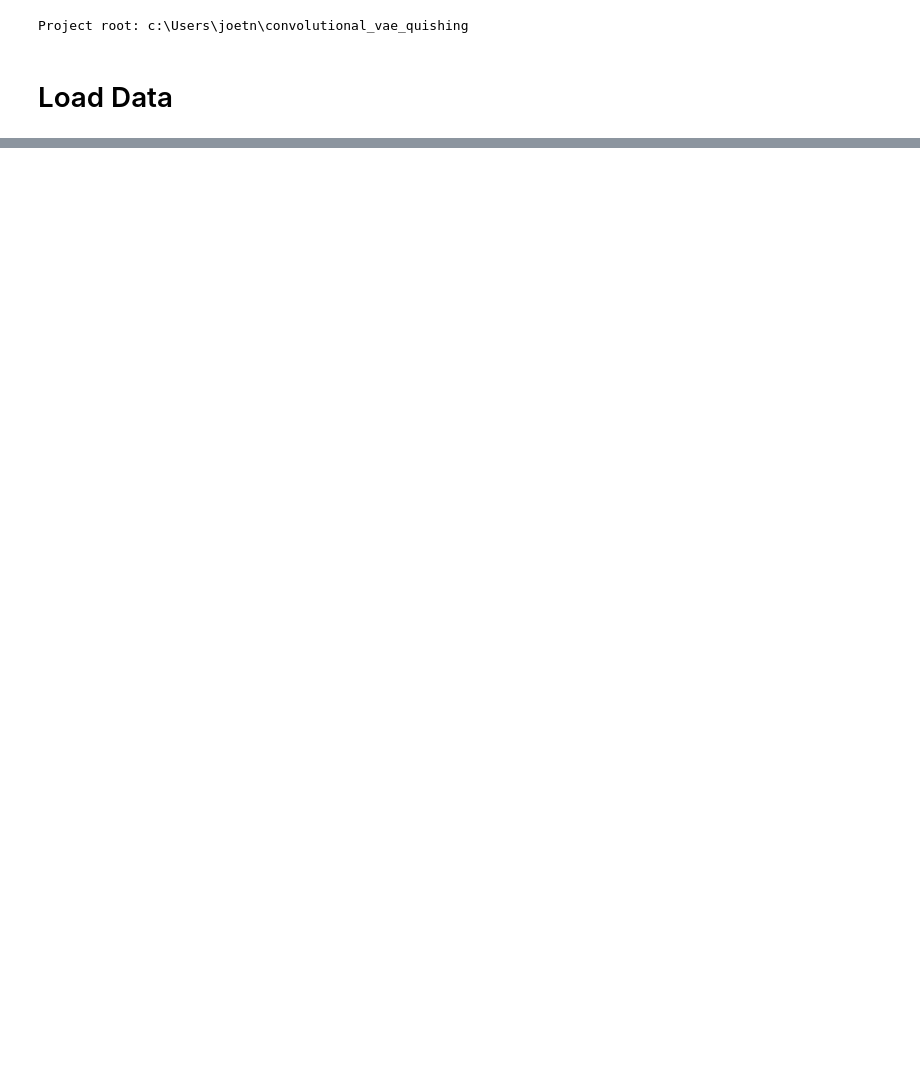
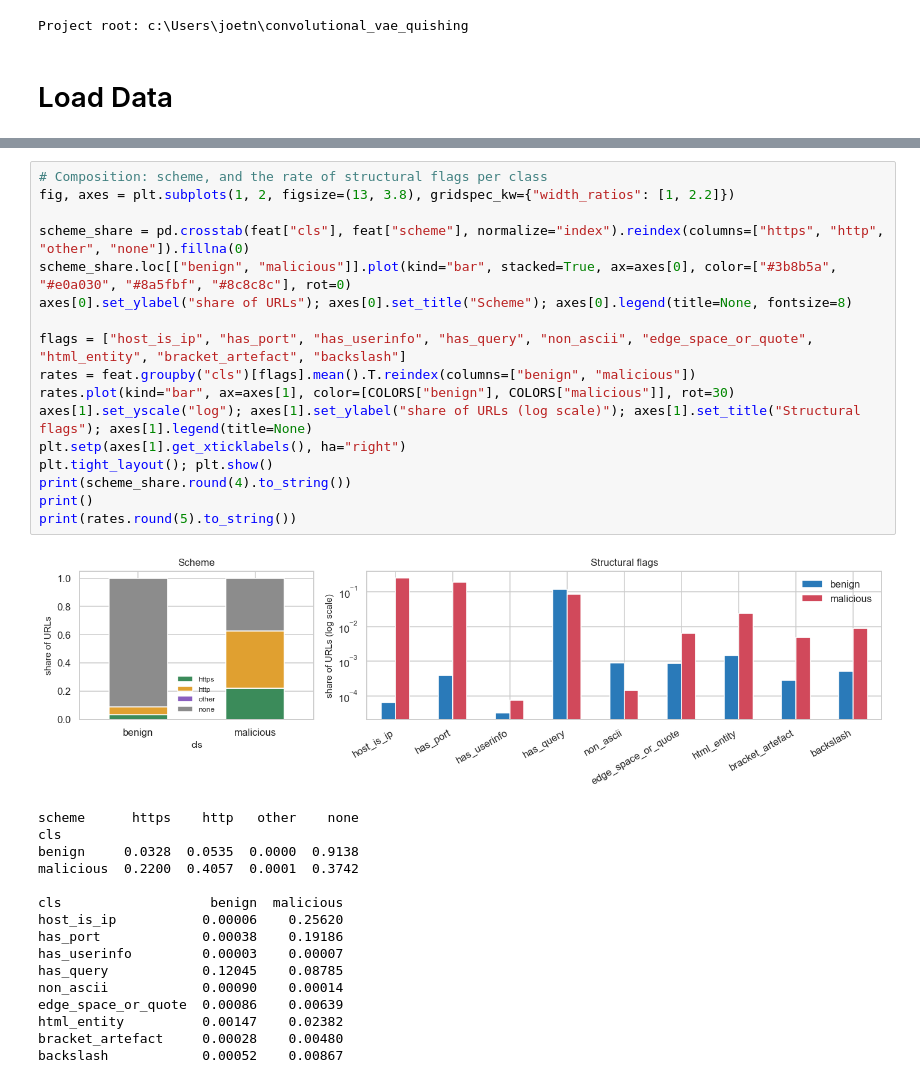
Before and after one commit to AnhJoe/convolutional_vae_quishing, a Jupyter notebook: notebooks/eda.ipynb, the cells around one changed output, grey strips where cells are left out. Cells and saved outputs as stored; diff of their text form; blank space fills up the shorter version.

```diff
--- a/notebooks/eda.ipynb
+++ b/notebooks/eda.ipynb
@@ -118,0 +518,34 @@ for d in sorted(p for p in RAW_DIR.iterdir() if p.is_dir()):
+# %%
+# Composition: scheme, and the rate of structural flags per class
+fig, axes = plt.subplots(1, 2, figsize=(13, 3.8), gridspec_kw={"width_ratios": [1, 2.2]})
+
+scheme_share = pd.crosstab(feat["cls"], feat["scheme"], normalize="index").reindex(columns=["https", "http", "other", "none"]).fillna(0)
+scheme_share.loc[["benign", "malicious"]].plot(kind="bar", stacked=True, ax=axes[0], color=["#3b8b5a", "#e0a030", "#8a5fbf", "#8c8c8c"], rot=0)
+axes[0].set_ylabel("share of URLs"); axes[0].set_title("Scheme"); axes[0].legend(title=None, fontsize=8)
+
+flags = ["host_is_ip", "has_port", "has_userinfo", "has_query", "non_ascii", "edge_space_or_quote", "html_entity", "bracket_artefact", "backslash"]
+rates = feat.groupby("cls")[flags].mean().T.reindex(columns=["benign", "malicious"])
+rates.plot(kind="bar", ax=axes[1], color=[COLORS["benign"], COLORS["malicious"]], rot=30)
+axes[1].set_yscale("log"); axes[1].set_ylabel("share of URLs (log scale)"); axes[1].set_title("Structural flags"); axes[1].legend(title=None)
+plt.setp(axes[1].get_xticklabels(), ha="right")
+plt.tight_layout(); plt.show()
+print(scheme_share.round(4).to_string())
+print()
+print(rates.round(5).to_string())
+# %% [output]
+[figure, added]
+scheme      https    http   other    none
+cls
+benign     0.0328  0.0535  0.0000  0.9138
+malicious  0.2200  0.4057  0.0001  0.3742
+
+cls                   benign  malicious
+host_is_ip           0.00006    0.25620
+has_port             0.00038    0.19186
+has_userinfo         0.00003    0.00007
+has_query            0.12045    0.08785
+non_ascii            0.00090    0.00014
+edge_space_or_quote  0.00086    0.00639
+html_entity          0.00147    0.02382
+bracket_artefact     0.00028    0.00480
+backslash            0.00052    0.00867
```
Also changed, not shown: parts of 68 cells of this notebook.
